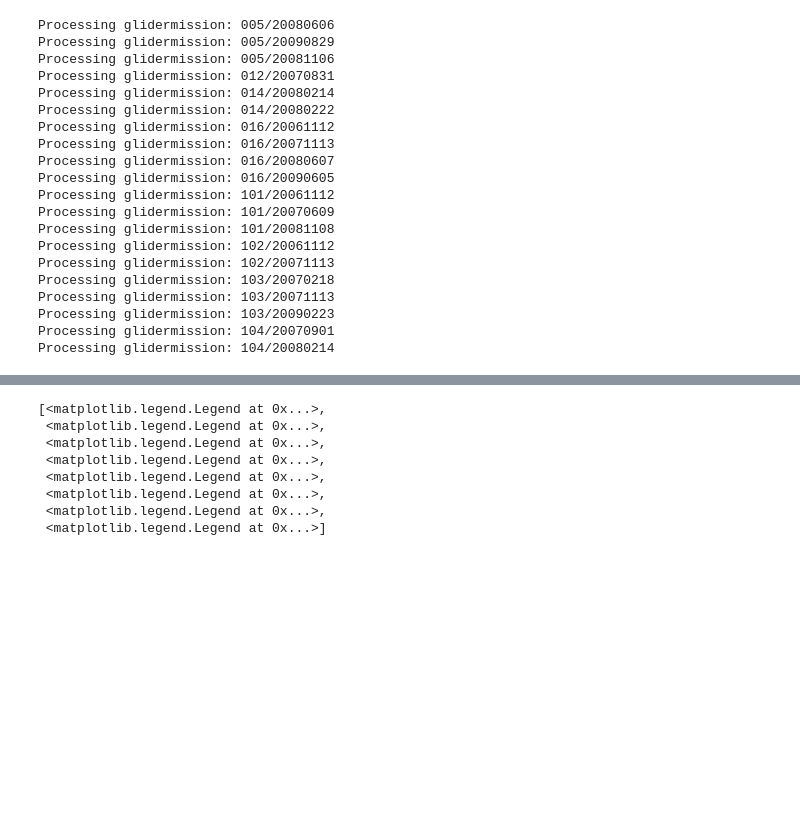
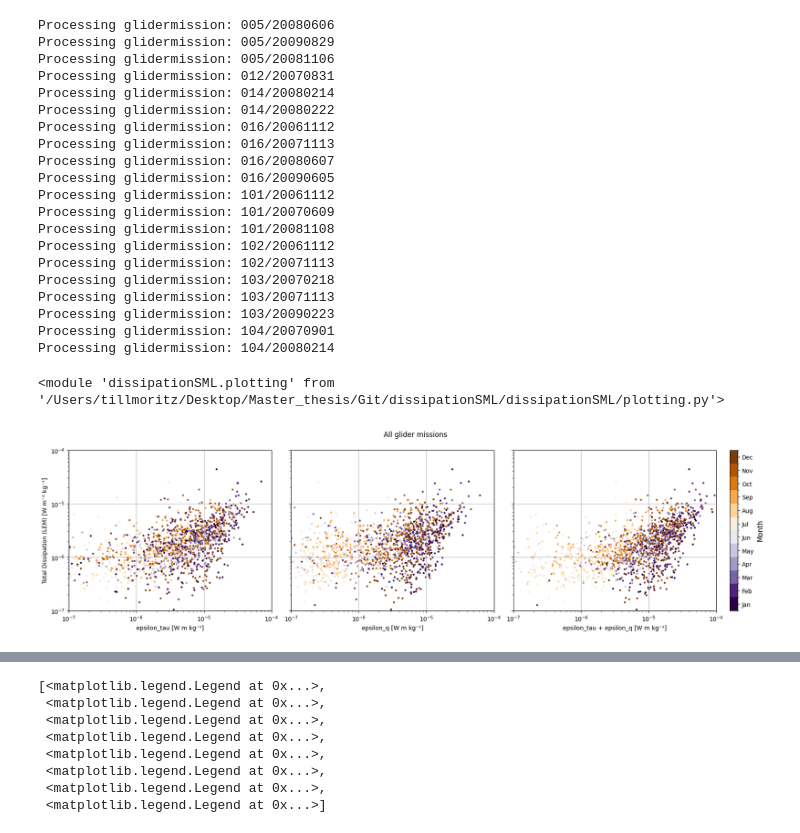
Before and after one commit to tillmrtz/dissipationSML, a Jupyter notebook: notebooks/load_multiple_gliders.ipynb, the cells around one changed output, grey strips where cells are left out. Cells and saved outputs as stored; diff of their text form; code cells hidden in the pictures; blank space fills up the shorter version.

```diff
--- a/notebooks/load_multiple_gliders.ipynb
+++ b/notebooks/load_multiple_gliders.ipynb
@@ -285,4 +499,67 @@ Processing glidermission: 103/20071113
 Processing glidermission: 103/20090223
 Processing glidermission: 104/20070901
 Processing glidermission: 104/20080214
+# %%
+importlib.reload(plotting)
+# %% [output]
+<module 'dissipationSML.plotting' from '/Users/tillmoritz/Desktop/Master_thesis/Git/dissipationSML/dissipationSML/plotting.py'>
+# %%
+import matplotlib.pyplot as plt
+import numpy as np
+import matplotlib.colors as mcolors
+
+rolling_str = '1d'
+
+# Discrete colormap setup
+cmap = plt.cm.PuOr_r  # Purple → Orange reversed looks like your green–purple
+boundaries = np.arange(1, 14)  # Month boundaries (1-12 + 1)
+norm = mcolors.BoundaryNorm(boundaries, cmap.N)
+
+# Set up figure
+fig, axs = plt.subplots(1, 3, figsize=(18, 5), sharey=True)
+
+for ds in mld_ds_list:
+    ds = ds.sortby('TIME')
+    ds_rolling = ds.resample(TIME=rolling_str).mean(dim='TIME').sortby('TIME')
+
+    months = ds_rolling.TIME.dt.month
+
+    # Scatter plots
+    axs[0].scatter(ds_rolling.EPSILON_TAU, ds_rolling.DISSIPATION_LEM_TOTAL,
+                   c=months, cmap=cmap, norm=norm, s=5)
+
+    axs[1].scatter(ds_rolling.epsilon_Q, ds_rolling.DISSIPATION_LEM_TOTAL,
+                   c=months, cmap=cmap, norm=norm, s=5)
+
+    eps_sum = ds_rolling.EPSILON_TAU + ds_rolling.epsilon_Q
+    sc = axs[2].scatter(eps_sum, ds_rolling.DISSIPATION_LEM_TOTAL,
+                        c=months, cmap=cmap, norm=norm, s=5)
+
+# Format axes
+for ax, xlabel in zip(axs, ['epsilon_tau [W m kg⁻¹]', 'epsilon_q [W m kg⁻¹]', 'epsilon_tau + epsilon_q [W m kg⁻¹]']):
+    ax.set_xscale('log')
+    ax.set_yscale('log')
+    ax.set_xlim(1e-7, 1e-4)
+    ax.set_ylim(1e-7, 1e-4)
+    ax.set_xlabel(xlabel)
+    ax.grid(True)
+
+axs[0].set_ylabel("Total Dissipation (LEM) [W m⁻² kg⁻¹]")
+fig.suptitle("All glider missions")
+
+# Layout space for colorbar
+fig.tight_layout(rect=[0, 0, 0.95, 1])
+
+# Add discrete colorbar with month labels
+cbar = fig.colorbar(sc, ax=axs, orientation='vertical',
+                    fraction=0.02, pad=0.02, ticks=np.arange(1.5, 13.5, 1))
+cbar.ax.set_yticklabels([
+    'Jan', 'Feb', 'Mar', 'Apr', 'May', 'Jun',
+    'Jul', 'Aug', 'Sep', 'Oct', 'Nov', 'Dec'
+])
+cbar.set_label("Month", fontsize=12)
+
+plt.show()
+# %% [output]
+[figure, added]
 # %%
```
Also changed, not shown: parts of 12 cells of this notebook, 2 other files.
